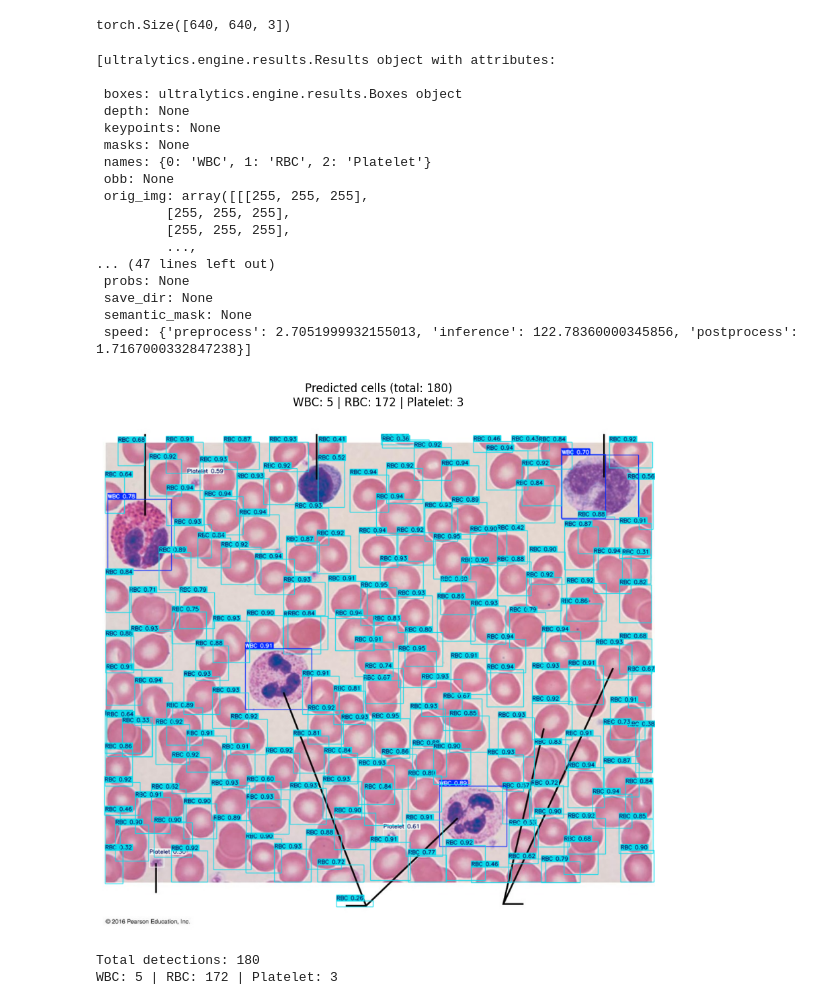
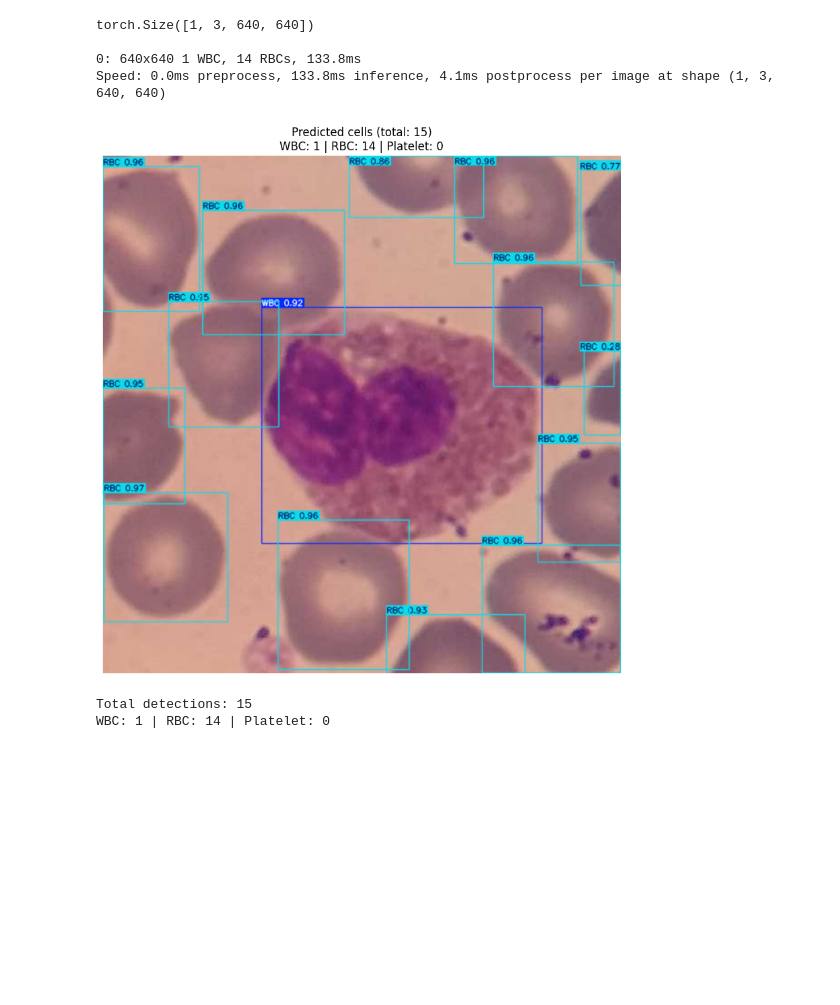
Before and after one commit to Bakwowi/Blood-Cells-Detection-and-Counting, a Jupyter notebook: notebooks/inference.ipynb, the cells around one changed output. Drawn from its saved outputs; the diff is of its cells as text; code cells hidden in the pictures; blank space fills up the shorter version.

```diff
--- a/notebooks/inference.ipynb
+++ b/notebooks/inference.ipynb
@@ -5,55 +5,44 @@ from PIL import Image
 import numpy as np
 # %%
 model = YOLO("best.pt")
-# %%
-test_img = Image.open("../data/test_img1.jpg")
-test_img = test_img.resize(size=(640, 640))
-tensor_test_img = torch.tensor(np.array(test_img))
-tensor_test_img.shape
-# %% [output]
-torch.Size([640, 640, 3])
-# %%
-results = model.predict(source="../data/test_img1.jpg", verbose=False)
-results
-# %% [output]
-[ultralytics.engine.results.Results object with attributes:
-
- boxes: ultralytics.engine.results.Boxes object
- depth: None
- keypoints: None
- masks: None
- names: {0: 'WBC', 1: 'RBC', 2: 'Platelet'}
- obb: None
- orig_img: array([[[255, 255, 255],
-         [255, 255, 255],
-         [255, 255, 255],
-         ...,
-... (47 lines left out)
- probs: None
- save_dir: None
- semantic_mask: None
- speed: {'preprocess': 2.7051999932155013, 'inference': 122.78360000345856, 'postprocess': 1.7167000332847238}]
 # %%
 from collections import Counter
 import matplotlib.pyplot as plt
+from pathlib import Path
+
+test_img_path = Path("../data/test_img9.png")
+
+test_img = Image.open(test_img_path)
+test_img = test_img.resize(size=(640, 640))
+tensor_test_img = torch.tensor(np.array(test_img)) / 255.0
+tensor_test_img = tensor_test_img[:, :, :3]
+tensor_test_img = tensor_test_img.permute((2, 1, 0)).unsqueeze(dim=0)
+print(tensor_test_img.shape)
+
+
+results = model(tensor_test_img)
 
 result = results[0]
 class_counts = Counter(result.boxes.cls.cpu().numpy().astype(int))
 count_summary = " | ".join(
     f"{name}: {class_counts.get(class_id, 0)}"
     for class_id, name in result.names.items()
 )
 
 annotated_image = result.plot(labels=True, line_width=1, font_size=1.2, conf=True)
 plt.figure(figsize=(14, 10))
 plt.imshow(annotated_image[..., ::-1])
 plt.axis("off")
 plt.title(f"Predicted cells (total: {sum(class_counts.values())})\n{count_summary}")
 plt.show()
 
 print(f"Total detections: {sum(class_counts.values())}")
 print(count_summary)
 # %% [output]
+torch.Size([1, 3, 640, 640])
+
+0: 640x640 1 WBC, 14 RBCs, 133.8ms
+Speed: 0.0ms preprocess, 133.8ms inference, 4.1ms postprocess per image at shape (1, 3, 640, 640)
-[figure, old version]
+[figure, new version]
-Total detections: 180
-WBC: 5 | RBC: 172 | Platelet: 3
+Total detections: 15
+WBC: 1 | RBC: 14 | Platelet: 0
```
